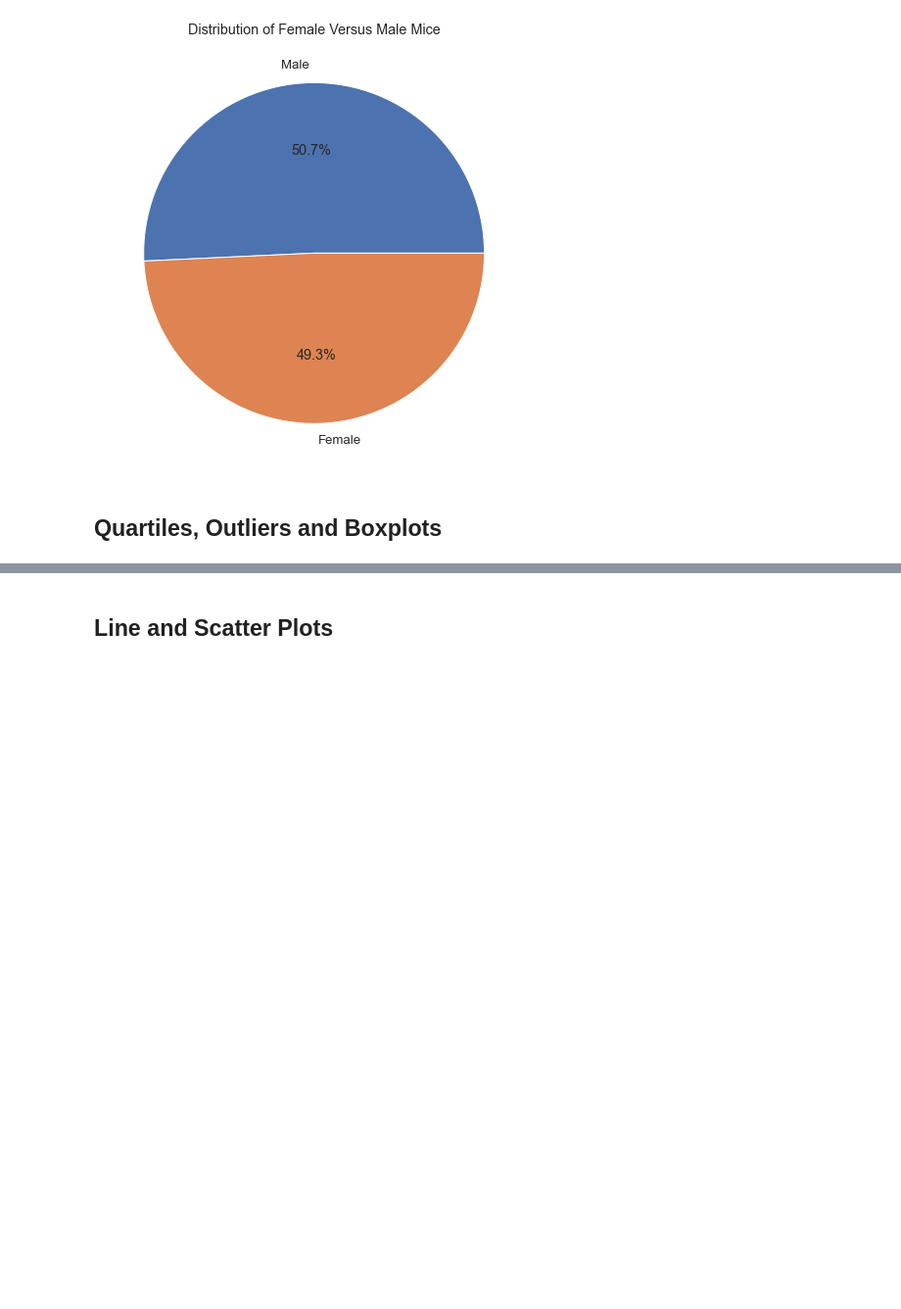
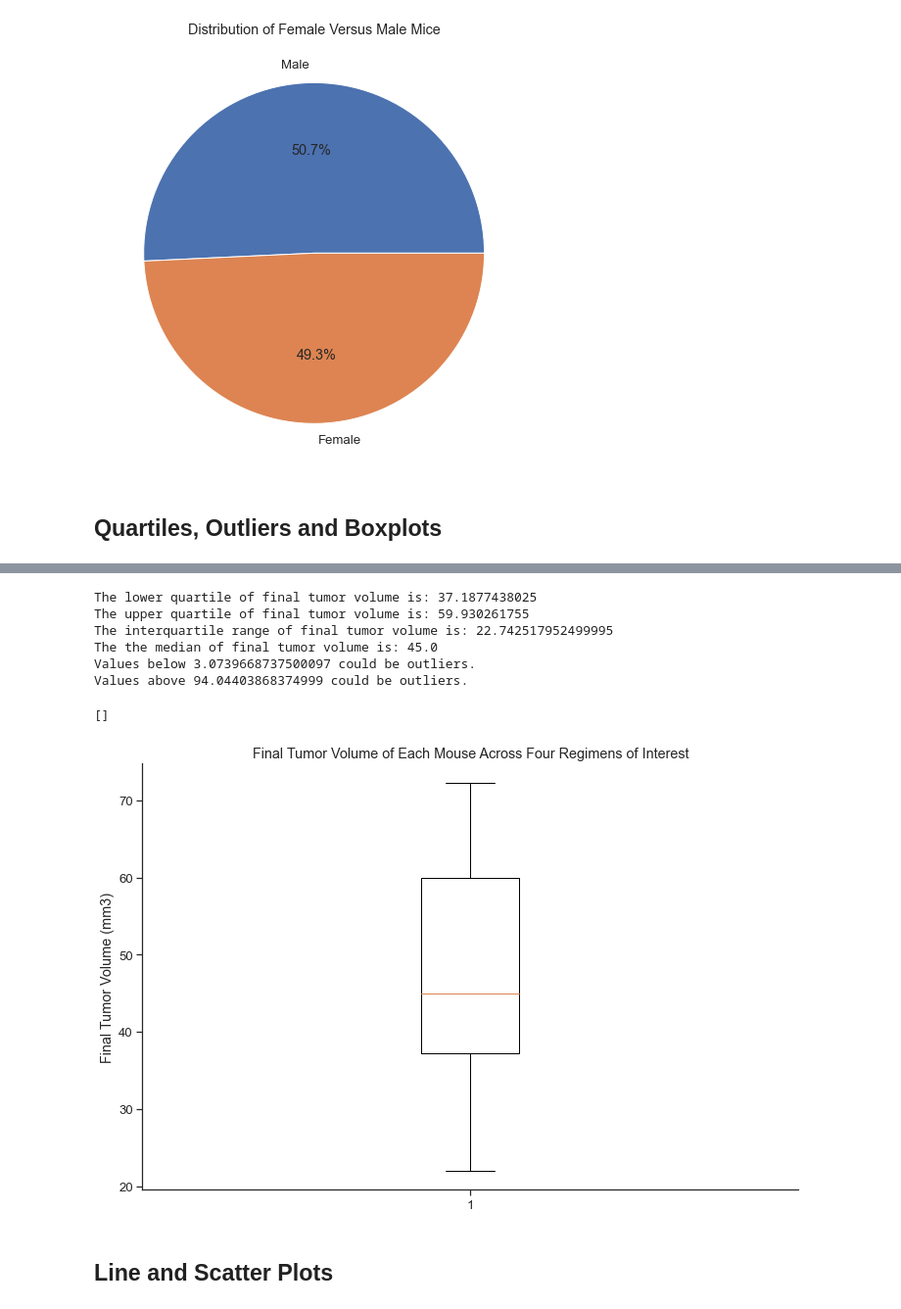
Before and after one commit to mbruns13/matplotlib-challenge, a Jupyter notebook: pymaceuticals_starter.ipynb, the cells around one changed output, grey strips where cells are left out. Shown at 98% size. Cells and saved outputs as stored; diff of their text form; code cells hidden in the pictures; blank space fills up the shorter version.

Commit message:
updating with box plot and iqr

```diff
--- a/pymaceuticals_starter.ipynb
+++ b/pymaceuticals_starter.ipynb
@@ -232,0 +228,6 @@ Text(0.5, 1.0, 'Distribution of Female Versus Male Mice')
+# %%
+#sort clean_df by timepoint, descending order
+sorted_df = clean_df.sort_values(by=['Timepoint'], ascending=False)
+
+#drop duplicate Mouse IDs, keeping the row where the first value appears aka the greatest timepoint bc it was sorted from high to low
+last_timepoints_df = sorted_df.drop_duplicates(subset=['Mouse ID'], keep='first')
@@ -233,7 +250,19 @@ Text(0.5, 1.0, 'Distribution of Female Versus Male Mice')
 # %%
 # Put treatments into a list for for loop (and later for plot labels)
+drug_regimen = ["Capomulin", "Ramicane", "Infubinol",  "Ceftamin"]
 # %%
 # Create empty list to fill with tumor vol data (for plotting)
+tumor_vol = []
+# %%
+#loop through df by row/index #
+for i in range(len(last_timepoints_df)):
+    #loop through list of drug regimens
+    for d in drug_regimen:
+        #if current row's drug regimen column (column 1) contains a regimen within the list (drug_regimen)
+        if last_timepoints_df.iloc[i,1] == d:
+            #then add the tumor volume from that row (column 6) to the list
+            tumor_vol.append(last_timepoints_df.iloc[i,6])
+#tumor_vol
 # %%
 # Calculate the IQR and quantitatively determine if there are any potential outliers.
 
@@ -248,4 +281,49 @@ Text(0.5, 1.0, 'Distribution of Female Versus Male Mice')
+# %%
+#set variable for column of mouse tumor volume data
+final_volumes = filtered_timepoints_df["Tumor Volume (mm3)"]
+
+#code from class to calculate quartiles and bounds
+quartiles = final_volumes.quantile([.25,.5,.75])
+lowerq = quartiles[0.25]
+upperq = quartiles[0.75]
+iqr = upperq-lowerq
+
+print(f"The lower quartile of final tumor volume is: {lowerq}")
+print(f"The upper quartile of final tumor volume is: {upperq}")
+print(f"The interquartile range of final tumor volume is: {iqr}")
+print(f"The the median of final tumor volume is: {quartiles[0.5]} ")
+
+lower_bound = lowerq - (1.5*iqr)
+upper_bound = upperq + (1.5*iqr)
+print(f"Values below {lower_bound} could be outliers.")
+print(f"Values above {upper_bound} could be outliers.")
+# %% [output]
+The lower quartile of final tumor volume is: 37.1877438025
+The upper quartile of final tumor volume is: 59.930261755
+The interquartile range of final tumor volume is: 22.742517952499995
+The the median of final tumor volume is: 45.0
+Values below 3.0739668737500097 could be outliers.
+Values above 94.04403868374999 could be outliers.
+# %%
+outlier_mouse_id = []
+for i in range(len(filtered_timepoints_df)):
+    if (last_timepoints_df.iloc[i,6] > upper_bound) | (last_timepoints_df.iloc[i,6] < lower_bound):
+        #then add the mouse id from that row (column 0) to the list
+        outlier_mouse_id.append(last_timepoints_df.iloc[i,0])
+
+print(outlier_mouse_id)
+#shows no outliers
+# %% [output]
+[]
 # %%
 # Generate a box plot of the final tumor volume of each mouse across four regimens of interest
+
+fig1, ax1 = plt.subplots()
+ax1.set_title("Final Tumor Volume of Each Mouse Across Four Regimens of Interest")
+ax1.set_ylabel("Final Tumor Volume (mm3)")
+ax1.boxplot(tumor_vol, sym="p")
+plt.show()
+# %% [output]
+[figure, added]
 # %% [markdown]
 ## Line and Scatter Plots
```
Also changed, not shown: parts of 17 cells of this notebook.
